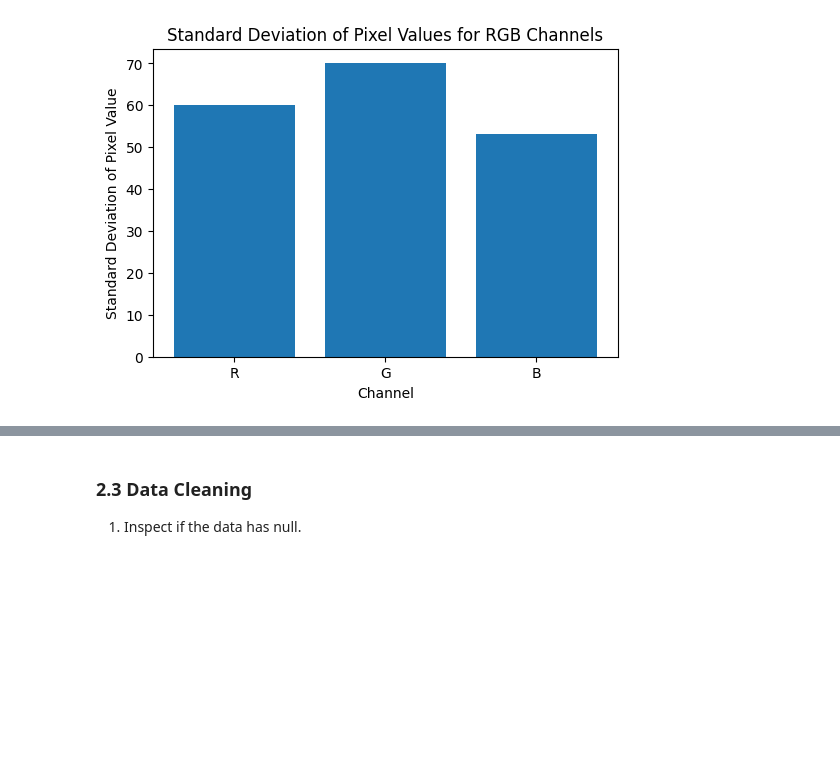
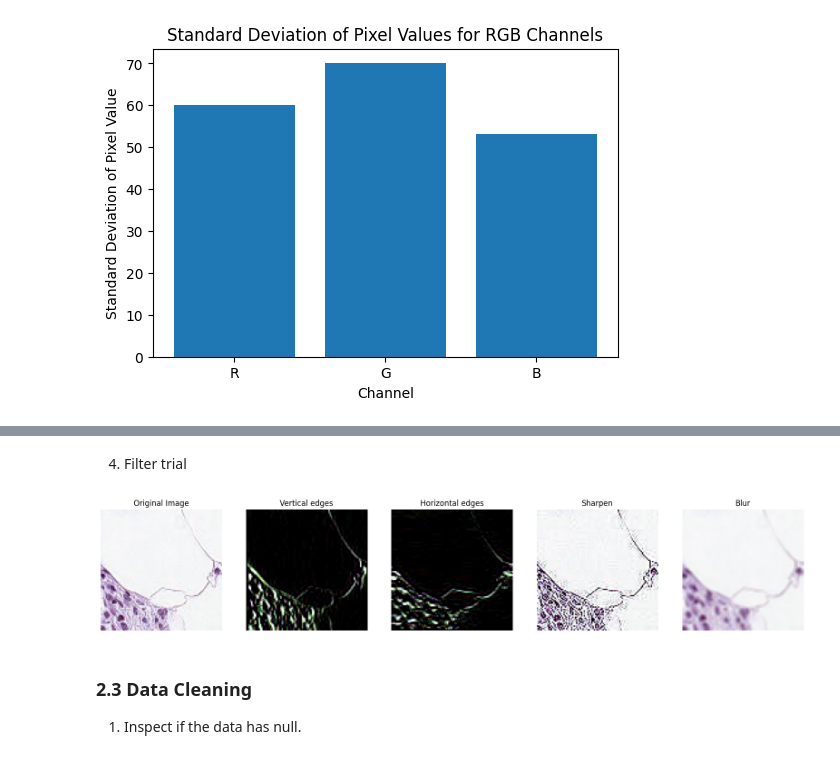
Before and after one commit to scihhl/histopathologic-cancer-detection, a Jupyter notebook: histopathologic-cancer-detection.ipynb, the cells around one changed output, grey strips where cells are left out. Cells and saved outputs as stored; diff of their text form; code cells hidden in the pictures; blank space fills up the shorter version.

```diff
--- a/histopathologic-cancer-detection.ipynb
+++ b/histopathologic-cancer-detection.ipynb
@@ -72,7 +73,7 @@ def load_images(image_ids, path, sample_size=100):
     return np.array(images)
 
 sample_image_ids = labels['id'].values
-images = load_images(sample_image_ids, 'data/train/')
+images = load_images(sample_image_ids, '/kaggle/input/histopathologic-cancer-detection/train')
 
 mean_pixel_value = np.mean(images, axis=(0, 1, 2))
 std_pixel_value = np.std(images, axis=(0, 1, 2))
@@ -106,3 +111,36 @@ plt.show()
+# %% [markdown]
+4) Filter trial
+# %%
+import cv2
+
+# Define sample filters
+filters = {
+    'Vertical edges': np.array([[-1, 0, 1], [-1, 0, 1], [-1, 0, 1]]),
+    'Horizontal edges': np.array([[-1, -1, -1], [0, 0, 0], [1, 1, 1]]),
+    'Sharpen': np.array([[0, -1, 0], [-1, 5, -1], [0, -1, 0]]),
+    'Blur': np.array([[1 / 9, 1 / 9, 1 / 9], [1 / 9, 1 / 9, 1 / 9], [1 / 9, 1 / 9, 1 / 9]])
+}
+
+# Select one image
+selected_image = images[0]
+
+fig, axes = plt.subplots(1, len(filters) + 1, figsize=(20, 5))
+axes[0].imshow(cv2.cvtColor(selected_image, cv2.COLOR_BGR2RGB))
+axes[0].set_title('Original Image')
+axes[0].axis('off')
+
+# Filter and visualize
+for ax, (filter_name, kernel) in zip(axes[1:], filters.items()):
+    filtered_image = np.zeros_like(selected_image)
+    for i in range(3):
+        filtered_image[:, :, i] = cv2.filter2D(selected_image[:, :, i], -1, kernel)
+    ax.imshow(cv2.cvtColor(filtered_image, cv2.COLOR_BGR2RGB))
+    ax.set_title(filter_name)
+    ax.axis('off')
+
+plt.show()
+# %% [output]
+[figure, added]
 # %% [markdown]
 ### 2.3 Data Cleaning
 1) Inspect if the data has null.
```
Also changed, not shown: parts of 34 cells of this notebook.
